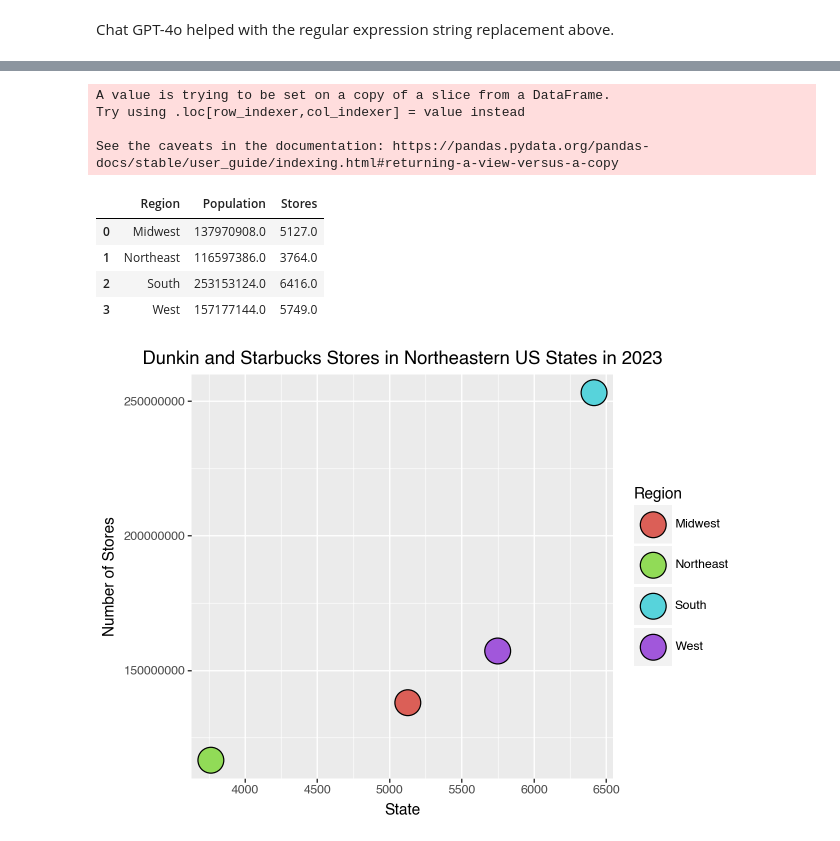
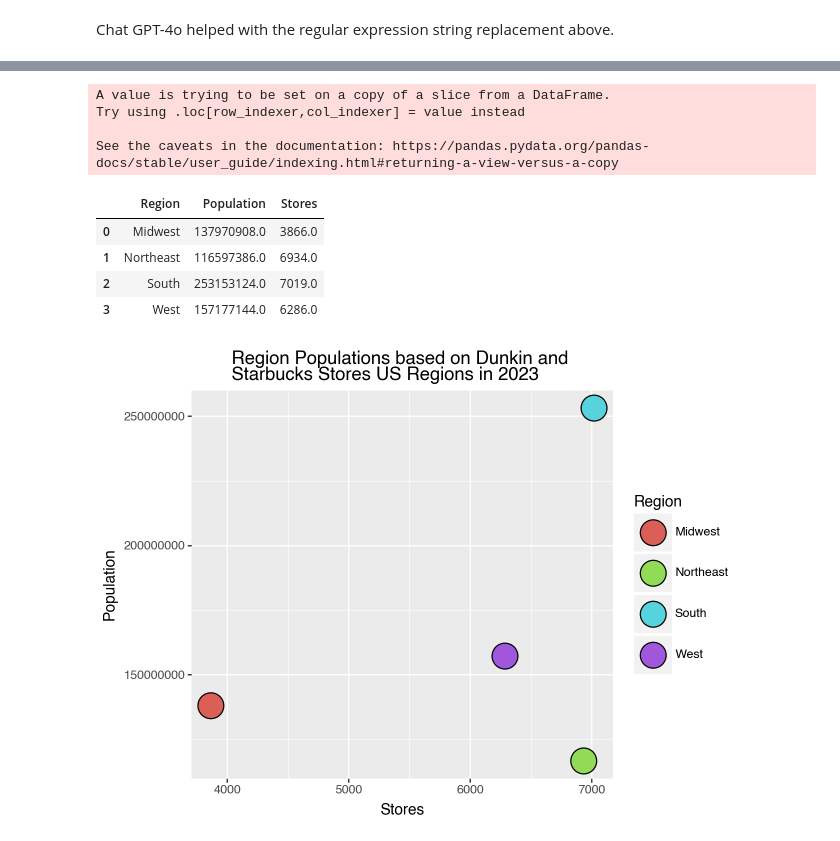
Before and after one commit to wkapner/GSB_544, a Jupyter notebook: Labs/Lab4.ipynb, the cells around one changed output, grey strips where cells are left out. Drawn from its saved outputs; the diff is of its cells as text; code cells hidden in the pictures.

```diff
--- a/Labs/Lab4.ipynb
+++ b/Labs/Lab4.ipynb
@@ -76,5 +56,5 @@ newstructure
 # %% [markdown]
 ## Dunkin Table
 # %%
-response1 = requests.get("https://worldpopulationreview.com/state-rankings/starbucks-stores-by-state")
-response1
+response1 = requests.get("https://worldpopulationreview.com/state-rankings/dunkin-donuts-by-state")
+#response1
@@ -97,7 +70,7 @@ table1
 state = []
 dunk2024 = []
 dunk2023 = []
-for stores in table.find_all('tr')[1:]:
+for stores in table1.find_all('tr')[1:]:
     state.append(stores.find("th").get_text(strip = False))
     dunk2024.append(stores.find_all("td")[0].get_text(strip = False))
     dunk2023.append(stores.find_all("td")[1].get_text(strip = False))
@@ -108,6 +81,6 @@ newstructure1 = pd.DataFrame({
     'Dunkin 2024': dunk2024,
     'Dunkin 2023': dunk2023
     })
-newstructure1
+newstructure1.head()
 # %% [output]
 |  | State | Dunkin 2024 | Dunkin 2023 |
@@ -307,7 +206,7 @@ coffee2_long = pd.melt(coffee2, id_vars=['Region','State','Population','Dunkin S
 coffee2_long['Year'] = coffee2_long['Coffee Shop'].str.extract(r'(\d{4})').astype(int)
 
 coffee2_long['Coffee Shop'] = coffee2_long['Coffee Shop'].str.replace(r' \d{4}', '', regex=True)
-coffee2_long['Stores'] = pd.to_numeric(coffee2_long['Stores'],errors='coerce')
+coffee2_long['Stores'] = pd.to_numeric(coffee2_long['Stores'].str.replace(',',''),errors='coerce')
 
 coffee2_long.head()
 # %% [output]
@@ -408,16 +307,16 @@ Try using .loc[row_indexer,col_indexer] = value instead
 
 See the caveats in the documentation: https://pandas.pydata.org/pandas-docs/stable/user_guide/indexing.html#returning-a-view-versus-a-copy
 |  | Region | Population | Stores |
-| 0 | Midwest | 137970908.0 | 5127.0 |
-| 1 | Northeast | 116597386.0 | 3764.0 |
-| 2 | South | 253153124.0 | 6416.0 |
-| 3 | West | 157177144.0 | 5749.0 |
+| 0 | Midwest | 137970908.0 | 3866.0 |
+| 1 | Northeast | 116597386.0 | 6934.0 |
+| 2 | South | 253153124.0 | 7019.0 |
+| 3 | West | 157177144.0 | 6286.0 |
 # %%
 (pt.ggplot(coffee5new, pt.aes(x = "Stores", y = 'Population',fill='Region'))
  + pt.geom_point(size=10)
- + pt.labs(title = "Region Populations based on Dunkin and Starbucks Stores US States in 2023",
+ + pt.labs(title = "Region Populations based on Dunkin and \nStarbucks Stores US Regions in 2023",
            x = 'Stores',
            y = 'Population')
            )
 # %% [output]
-[figure, old version]
+[figure, new version]
```
Also changed, not shown: parts of 30 cells of this notebook, 2 other files.
